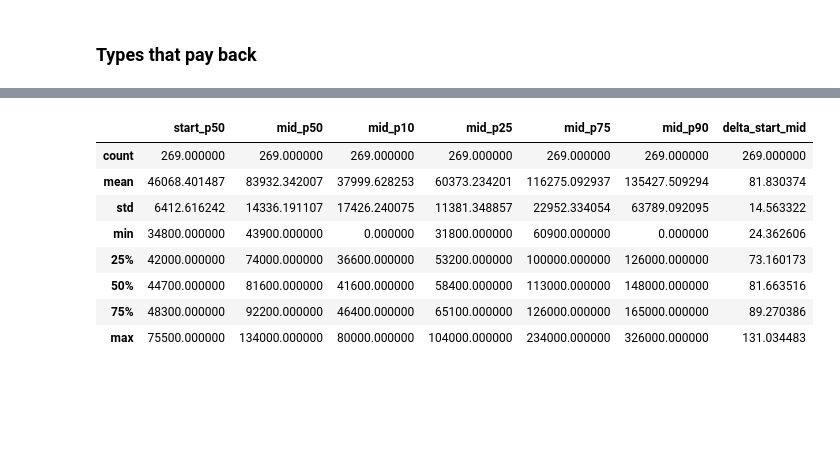
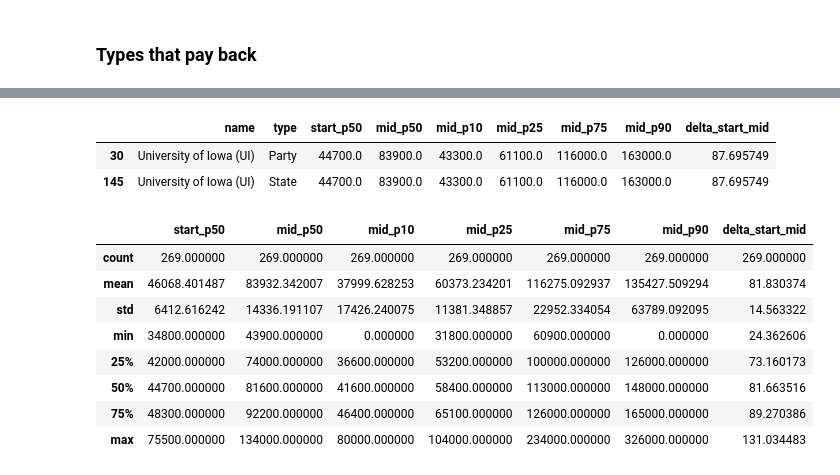
Before and after one commit to LyuboKushev/college-attendance-usa, a Jupyter notebook: Where It Pays to Attend College.ipynb, the cells around one changed output, grey strips where cells are left out. Saved outputs shown, nothing was run; the diff lists cells and outputs as text; code cells hidden in the pictures; blank space fills up the shorter version.

```diff
--- a/Where It Pays to Attend College.ipynb
+++ b/Where It Pays to Attend College.ipynb
@@ -360,6 +360,13 @@ TYPE.head()
 | 2 | Harvey Mudd College | Engineering | 71800.0 | 122000.0 | 0.0 | 96000.0 | 180000.0 | 0.0 | 69.916435 |
 | 3 | Polytechnic University of New Yor... | Engineering | 62400.0 | 114000.0 | 66800.0 | 94300.0 | 143000.0 | 190000.0 | 82.692308 |
 | 4 | Cooper Union | Engineering | 62200.0 | 114000.0 | 0.0 | 80200.0 | 142000.0 | 0.0 | 83.279743 |
+# %%
+Iowa = TYPE[TYPE['name'] == 'University of Iowa (UI)']
+display(Iowa)
+# %% [output]
+|  | name | type | start_p50 | mid_p50 | mid_p10 | mid_p25 | mid_p75 | mid_p90 | delta_start_mid |
+| 30 | University of Iowa (UI) | Party | 44700.0 | 83900.0 | 43300.0 | 61100.0 | 116000.0 | 163000.0 | 87.695749 |
+| 145 | University of Iowa (UI) | State | 44700.0 | 83900.0 | 43300.0 | 61100.0 | 116000.0 | 163000.0 | 87.695749 |
 # %%
 TYPE.describe()
 # %% [output]
```
Also changed, not shown: parts of 5 cells of this notebook.
